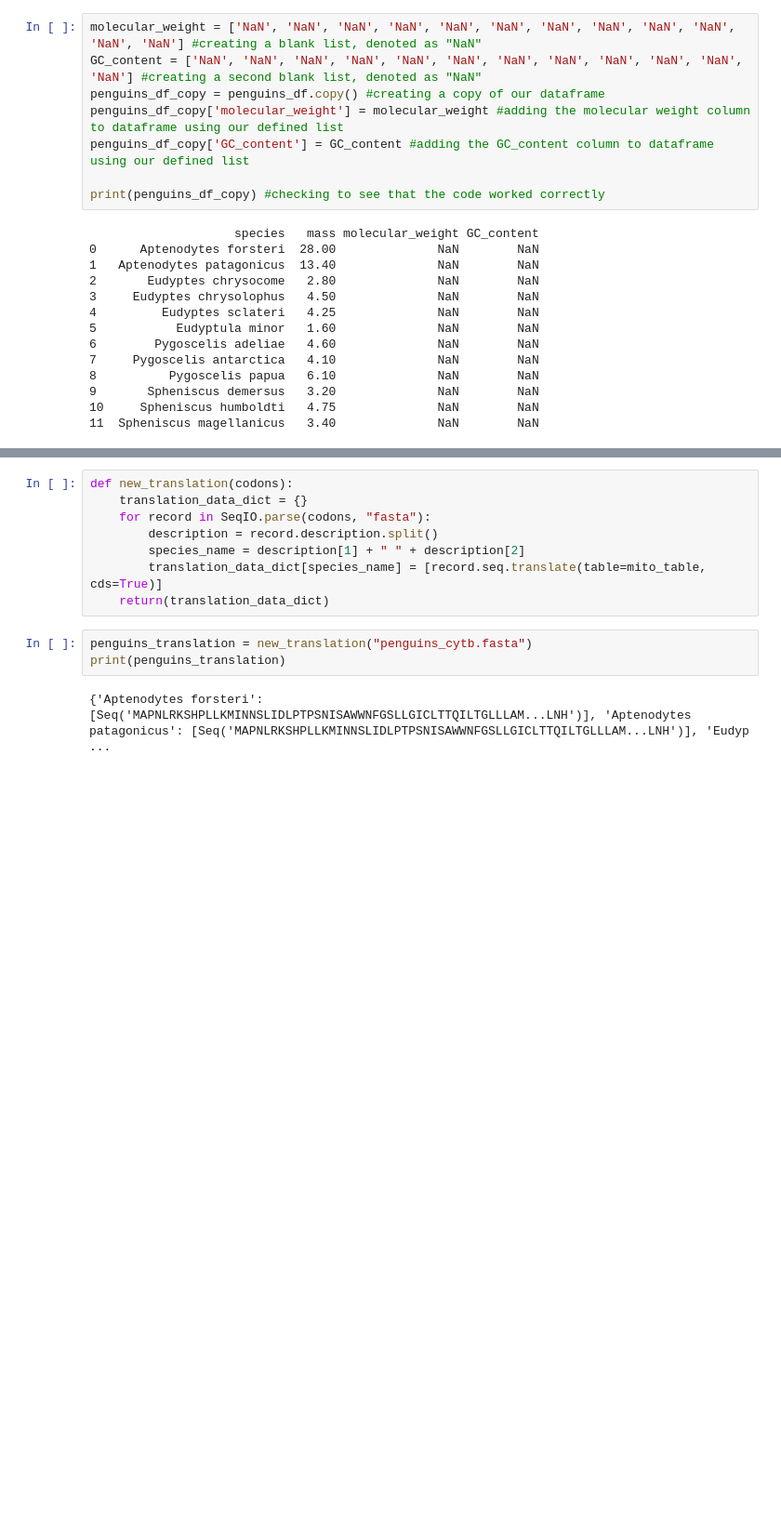
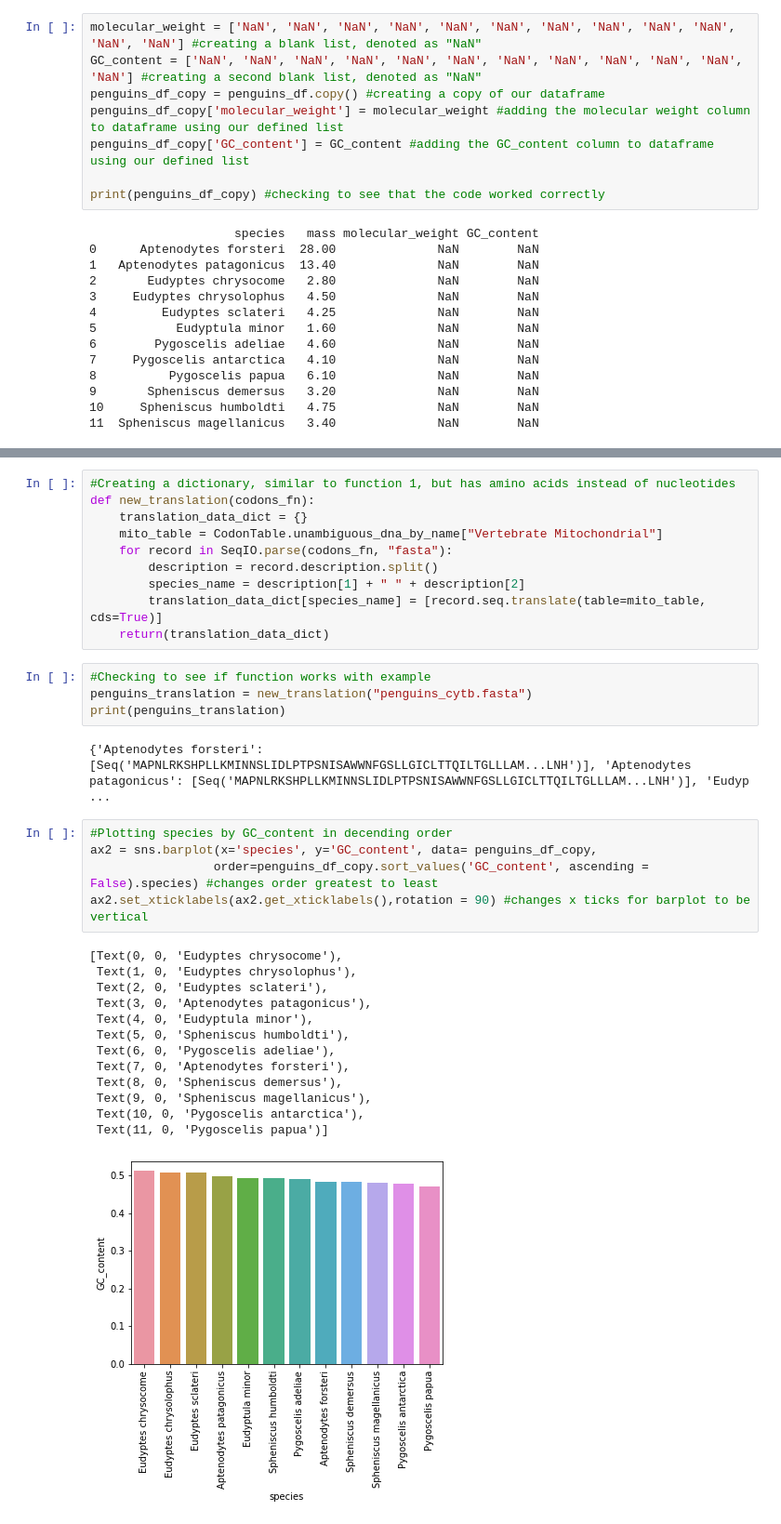
Before and after one commit to Tfost1994/BCB546-PythonHW_Spring2022, a Jupyter notebook: BCB546_Python_Project_TF.ipynb, the cells around one changed output, grey strips where cells are left out. Shown at 93% size. Drawn from its saved outputs; the diff is of its cells as text; blank space fills up the shorter version.

```diff
--- a/BCB546_Python_Project_TF.ipynb
+++ b/BCB546_Python_Project_TF.ipynb
@@ -294,13 +357,35 @@ MAPNLRKSHPLLKMINNSLIDLPTPSNISAWWNFGSLLGICLTTQILTGLLLAMHYTADTTLAFSSVAHTCRNVQYGWLI
 # %%
-def new_translation(codons):
+#Creating a dictionary, similar to function 1, but has amino acids instead of nucleotides
+def new_translation(codons_fn):
     translation_data_dict = {}
-    for record in SeqIO.parse(codons, "fasta"):
+    mito_table = CodonTable.unambiguous_dna_by_name["Vertebrate Mitochondrial"]
+    for record in SeqIO.parse(codons_fn, "fasta"):
         description = record.description.split()
         species_name = description[1] + " " + description[2]
         translation_data_dict[species_name] = [record.seq.translate(table=mito_table, cds=True)]
     return(translation_data_dict)
 # %%
+#Checking to see if function works with example
 penguins_translation = new_translation("penguins_cytb.fasta")
 print(penguins_translation)
 # %% [output]
 {'Aptenodytes forsteri': [Seq('MAPNLRKSHPLLKMINNSLIDLPTPSNISAWWNFGSLLGICLTTQILTGLLLAM...LNH')], 'Aptenodytes patagonicus': [Seq('MAPNLRKSHPLLKMINNSLIDLPTPSNISAWWNFGSLLGICLTTQILTGLLLAM...LNH')], 'Eudyp ...
+# %%
+#Plotting species by GC_content in decending order
+ax2 = sns.barplot(x='species', y='GC_content', data= penguins_df_copy,
+                 order=penguins_df_copy.sort_values('GC_content', ascending = False).species) #changes order greatest to least
+ax2.set_xticklabels(ax2.get_xticklabels(),rotation = 90) #changes x ticks for barplot to be vertical
+# %% [output]
+[Text(0, 0, 'Eudyptes chrysocome'),
+ Text(1, 0, 'Eudyptes chrysolophus'),
+ Text(2, 0, 'Eudyptes sclateri'),
+ Text(3, 0, 'Aptenodytes patagonicus'),
+ Text(4, 0, 'Eudyptula minor'),
+ Text(5, 0, 'Spheniscus humboldti'),
+ Text(6, 0, 'Pygoscelis adeliae'),
+ Text(7, 0, 'Aptenodytes forsteri'),
+ Text(8, 0, 'Spheniscus demersus'),
+ Text(9, 0, 'Spheniscus magellanicus'),
+ Text(10, 0, 'Pygoscelis antarctica'),
+ Text(11, 0, 'Pygoscelis papua')]
+[figure, added]
```
Also changed, not shown: parts of 16 cells of this notebook, 1 other file.
